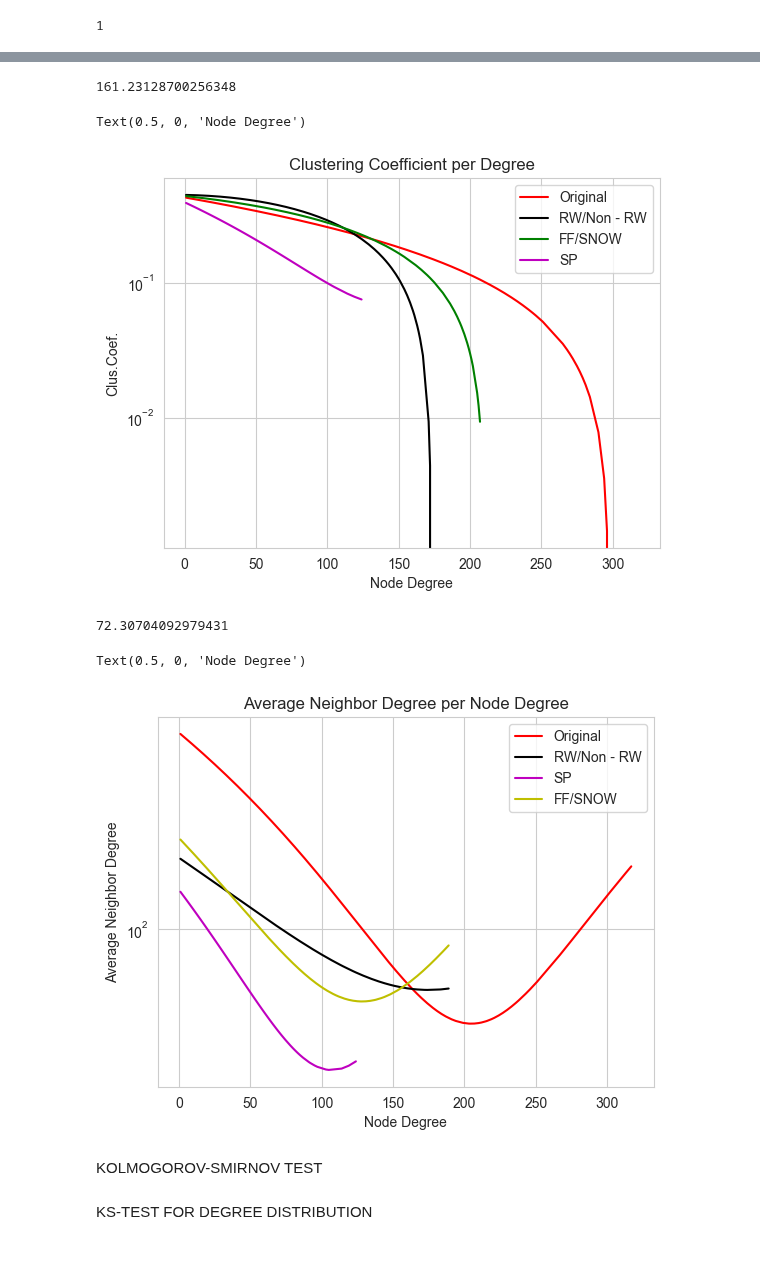
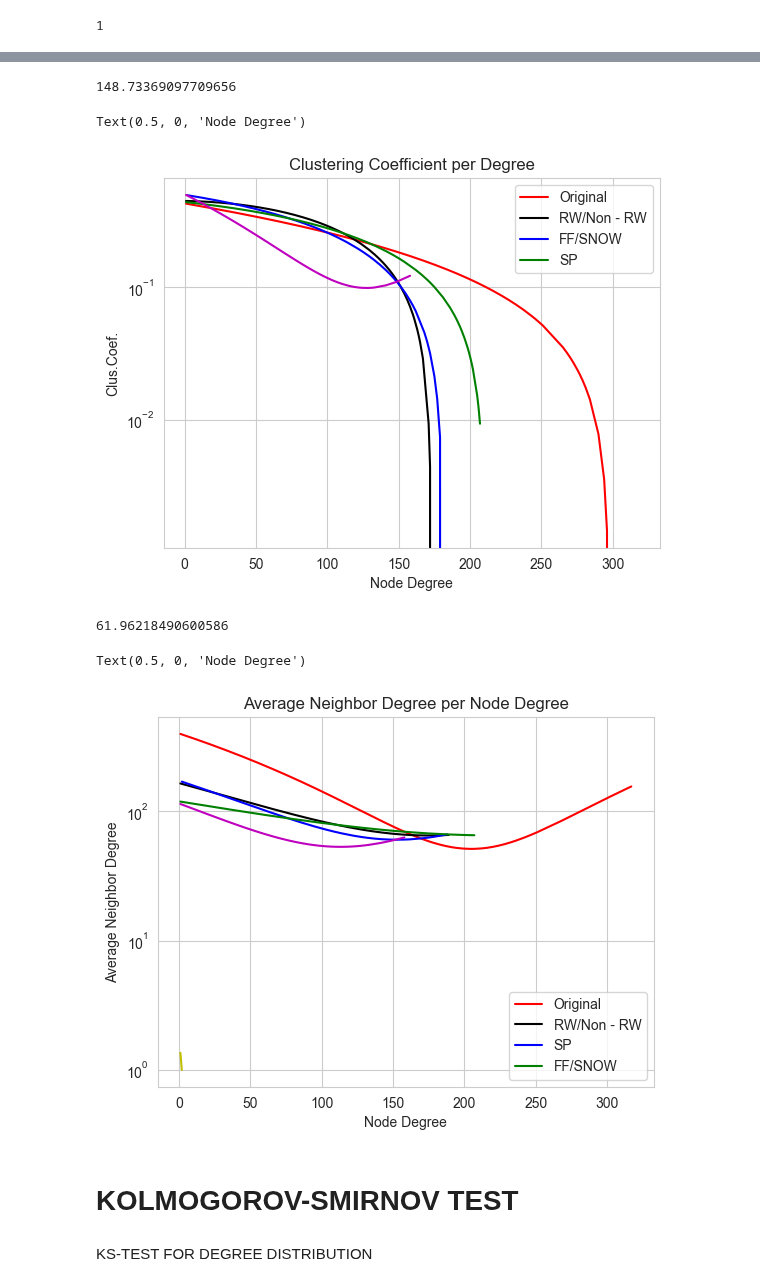
Before and after one commit to kyriakosar/Sampling-from-Networks, a Jupyter notebook: wikipedia_dataset.ipynb, the cells around one changed output, grey strips where cells are left out. Cells and saved outputs as stored; diff of their text form; code cells hidden in the pictures; blank space fills up the shorter version.

```diff
--- a/wikipedia_dataset.ipynb
+++ b/wikipedia_dataset.ipynb
@@ -93,14 +93,14 @@ Shortest Path Sampler
 ts = time.time()
 """Shortest path sampler example"""
 
-from littleballoffur.exploration_sampling import ShortestPathSampler
+from littleballoffur.exploration_sampling import SpikyBallSampler
 
-sampler = ShortestPathSampler(2326)
+sampler = SpikyBallSampler(2326)
 
-sp_graph = sampler.sample(graph)
+spiky_graph = sampler.sample(graph)
 
 print('original graph nodes', len(graph.nodes))
-print('after sampling graph nodes', len(sp_graph.nodes))
+print('after sampling graph nodes', len(spiky_graph.nodes))
 time.time() - ts
 # %% [output]
 original graph nodes 11631
@@ -112,14 +112,14 @@ Snow Ball Sampler
 ts = time.time()
 """Snow ball sampler example"""
 
-from littleballoffur.exploration_sampling import SnowBallSampler
+from littleballoffur.exploration_sampling import FrontierSampler
 
-sampler = SnowBallSampler(2326)
+sampler = FrontierSampler(2326)
 
-snow_graph = sampler.sample(graph)
+frontier_graph = sampler.sample(graph)
 
 print('original graph nodes', len(graph.nodes))
-print('after sampling graph nodes', len(snow_graph.nodes))
+print('after sampling graph nodes', len(frontier_graph.nodes))
 time.time() - ts
 # %% [output]
 original graph nodes 11631
@@ -362,11 +362,11 @@ degrees,clustering_list,avg_kstest = degree_clustering(graph,graph)
 degrees1,clustering_list1,avg_kstest1 = degree_clustering(graph,rw_graph)
 degrees2,clustering_list2,avg_kstest2 = degree_clustering(graph,nrw_graph)
 degrees3,clustering_list3,avg_kstest3 = degree_clustering(graph,ff_graph)
-degrees4,clustering_list4,avg_kstest4 = degree_clustering(graph,sp_graph)
-degrees5,clustering_list5,avg_kstest5 = degree_clustering(graph,snow_graph)
+degrees4,clustering_list4,avg_kstest4 = degree_clustering(graph,spiky_graph)
+degrees5,clustering_list5,avg_kstest5 = degree_clustering(graph,frontier_graph)
 time.time() - ts
 # %% [output]
-161.23128700256348
+148.73369097709656
 # %%
 # plt.figure(figsize=(12, 8))
 # # plt.scatter(degrees, clustering_list, color='red')
@@ -394,9 +394,9 @@ z = np.polyfit(degrees1, clustering_list1,2)
 p = np.poly1d(z)
 plt.plot(degrees1,p(degrees1),"black")
 
-# z = np.polyfit(degrees2, clustering_list2,2)
-# p = np.poly1d(z)
-# plt.plot(degrees2,p(degrees2),"blue")
+z = np.polyfit(degrees2, clustering_list2,2)
+p = np.poly1d(z)
+plt.plot(degrees2,p(degrees2),"blue")
 
 z = np.polyfit(degrees3, clustering_list3,2)
 p = np.poly1d(z)
@@ -406,9 +406,9 @@ z = np.polyfit(degrees4, clustering_list4,2)
 p = np.poly1d(z)
 plt.plot(degrees4,p(degrees4),"m")
 
-# z = np.polyfit(degrees5, clustering_list5,2)
-# p = np.poly1d(z)
-# plt.plot(degrees5,p(degrees5),"y")
+z = np.polyfit(degrees5, clustering_list5,2)
+p = np.poly1d(z)
+plt.plot(degrees5,p(degrees5),"y")
 
 plt.legend(['Original','RW/Non - RW','FF/SNOW','SP'])
 plt.title("Clustering Coefficient per Degree")
@@ -418,7 +418,7 @@ plt.yscale('log')
 plt.xlabel("Node Degree")
 # %% [output]
 Text(0.5, 0, 'Node Degree')
-[figure, old version]
+[figure, new version]
 # %%
 # def average_degree_neighbor(G):
 #    degree = G.degree()
@@ -484,11 +484,11 @@ degrees,neighbor_list,kstest_neighbor_degree = average_degree_neighbor(graph,gra
 degrees1,neighbor_list1,kstest_neighbor_degree1 = average_degree_neighbor(graph,rw_graph)
 degrees2,neighbor_list2,kstest_neighbor_degree2 = average_degree_neighbor(graph,nrw_graph)
 degrees3,neighbor_list3,kstest_neighbor_degree3 = average_degree_neighbor(graph,ff_graph)
-degrees4,neighbor_list4,kstest_neighbor_degree4 = average_degree_neighbor(graph,sp_graph)
-degrees5,neighbor_list5,kstest_neighbor_degree5 = average_degree_neighbor(graph,snow_graph)
+degrees4,neighbor_list4,kstest_neighbor_degree4 = average_degree_neighbor(graph,spiky_graph)
+degrees5,neighbor_list5,kstest_neighbor_degree5 = average_degree_neighbor(graph,frontier_graph)
 time.time() - ts
 # %% [output]
-72.30704092979431
+61.96218490600586
 # %%
 # plt.figure(figsize=(12, 8))
 
@@ -499,42 +499,42 @@ time.time() - ts
 # plt.plot(degrees4,neighbor_list4,'m-',)
 # plt.plot(degrees5,neighbor_list5, 'y-')
 
 
 z = np.polyfit(degrees, neighbor_list,2)
 p = np.poly1d(z)
 plt.plot(degrees,p(degrees),"r")
 
 z = np.polyfit(degrees1, neighbor_list1,2)
 p = np.poly1d(z)
 plt.plot(degrees1,p(degrees1),"black")
 
-# z = np.polyfit(degrees2, neighbor_list2,2)
-# p = np.poly1d(z)
-# plt.plot(degrees2,p(degrees2),"blue")
+z = np.polyfit(degrees2, neighbor_list2,2)
+p = np.poly1d(z)
+plt.plot(degrees2,p(degrees2),"blue")
 
-# z = np.polyfit(degrees3, neighbor_list3,2)
-# p = np.poly1d(z)
-# plt.plot(degrees3,p(degrees3),"g")
+z = np.polyfit(degrees3, neighbor_list3,2)
+p = np.poly1d(z)
+plt.plot(degrees3,p(degrees3),"g")
 
 z = np.polyfit(degrees4, neighbor_list4,2)
 p = np.poly1d(z)
 plt.plot(degrees4,p(degrees4),"m")
 
 z = np.polyfit(degrees5, neighbor_list5,2)
 p = np.poly1d(z)
 plt.plot(degrees5,p(degrees5),"y")
 
 plt.legend(['Original','RW/Non - RW','SP', 'FF/SNOW'])
 plt.title("Average Neighbor Degree per Node Degree")
 plt.ylabel("Average Neighbor Degree")
 # plt.xscale('log')
 plt.yscale('log')
 plt.xlabel("Node Degree")
 # %% [output]
 Text(0.5, 0, 'Node Degree')
-[figure, old version]
+[figure, new version]
 # %% [markdown]
-KOLMOGOROV-SMIRNOV TEST
+# KOLMOGOROV-SMIRNOV TEST
 # %% [markdown]
 KS-TEST FOR DEGREE DISTRIBUTION
 # %%
```
Also changed, not shown: parts of 24 cells of this notebook, 4 other files.
